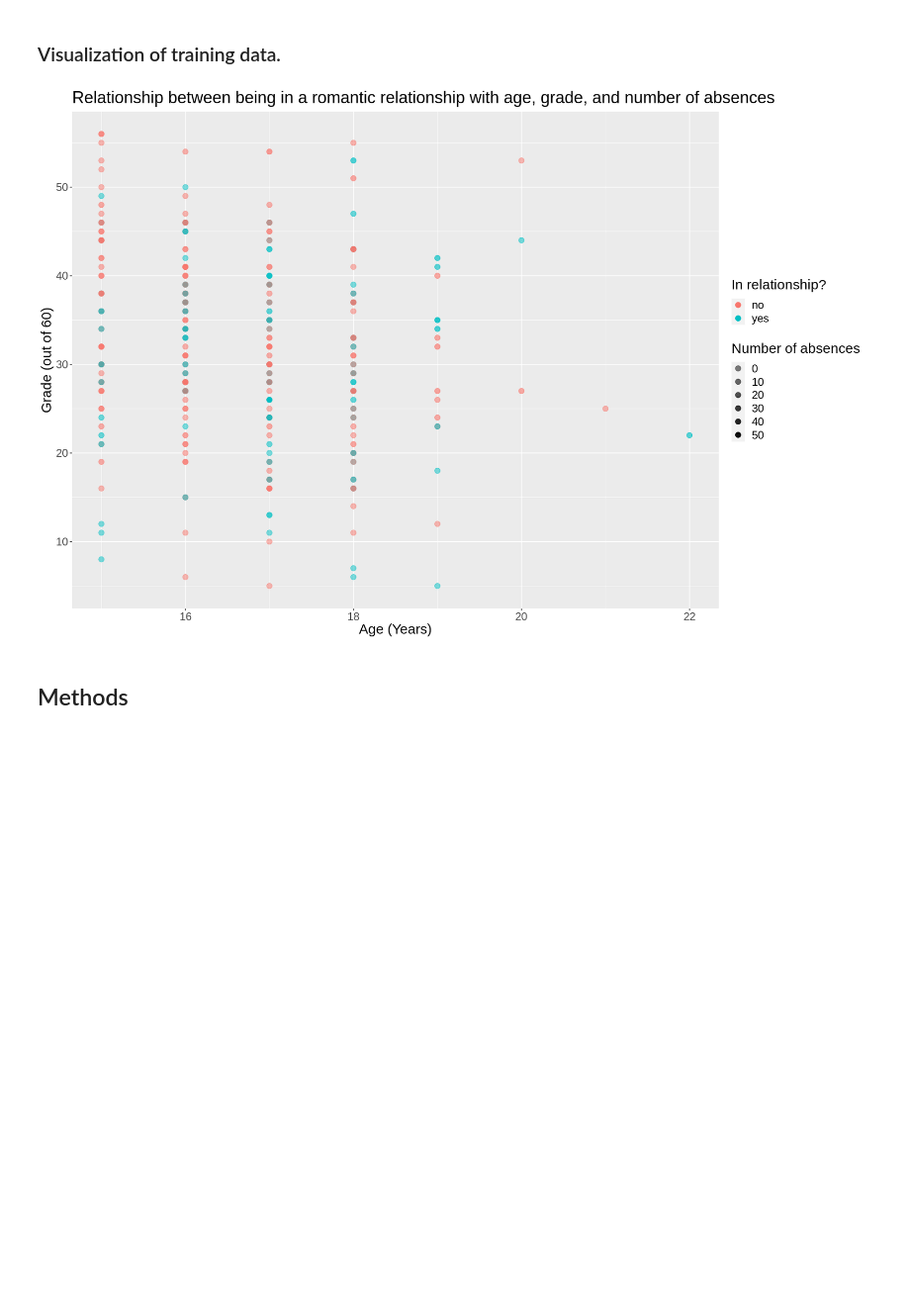
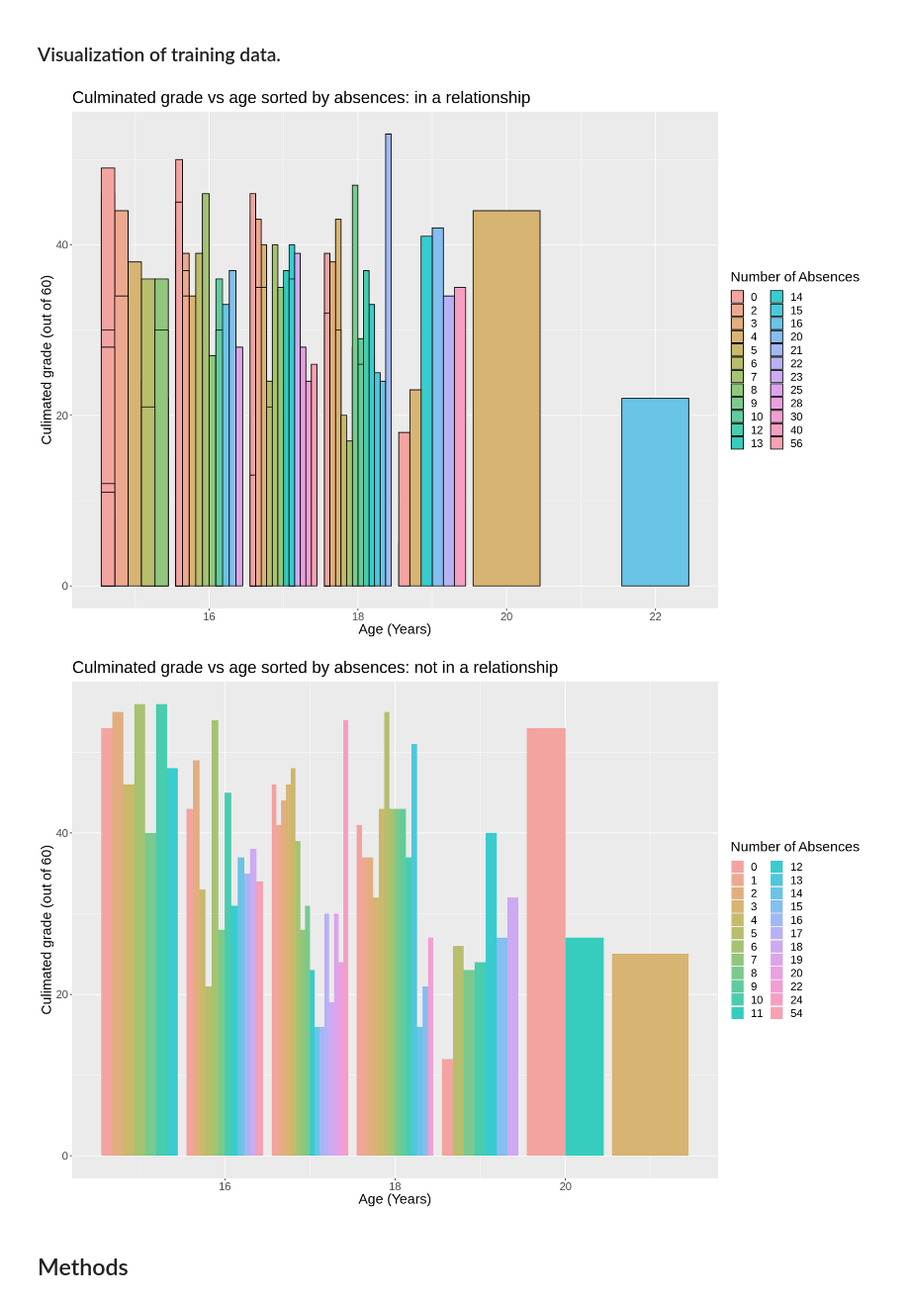
Before and after one commit to RobertYip/Student-Performance, a Jupyter notebook: student_performance_proposal.ipynb, the cells around one changed output. Shown: that part at 99% size. Saved outputs shown, nothing was run; the diff lists cells and outputs as text; code cells hidden in the pictures; blank space fills up the shorter version.

Commit message:
Modified data visualization

```diff
--- a/student_performance_proposal.ipynb
+++ b/student_performance_proposal.ipynb
@@ -134,17 +152,32 @@ A tibble: 1 × 5
 # %% [markdown]
 ### Visualization of training data.
-# %%
-options(repr.plot.width = 15, repr.plot.height = 10)
-data_plot <- data_train %>%
-    ggplot(aes(x=age, y=overall_grade, colour=romantic)) +
-    geom_point(size = 3, aes(alpha=absences)) +
-    ggtitle("Relationship between being in a romantic relationship with age, grade, and number of absences") +
-    labs(x="Age (Years)", y="Grade (out of 60)", colour="In relationship?", alpha="Number of absences") +
-    scale_alpha(range=c(0.5, 1)) +
-    theme(text = element_text(size=18))
-data_plot
-# %% [output]
-[figure, removed]
+# %%
+options(repr.plot.width = 15, repr.plot.height = 10)
+
+
+data_plot_yes <- data_train %>%
+    filter(romantic=="yes") %>%
+    ggplot(aes(x=age, y=overall_grade, fill=as.factor(absences)), width=0.5) +
+    geom_bar(stat="identity", position="dodge", color='black') +
+    scale_fill_hue(c=55, l=75) +
+    theme(text=element_text(size=18)) +
+    labs(x="Age (Years)", y="Culimated grade (out of 60)", fill="Number of Absences") +
+    ggtitle("Culminated grade vs age sorted by absences: in a relationship")
+
+data_plot_no <- data_train %>%
+    filter(romantic=="no") %>%
+    ggplot(aes(x=age, y=overall_grade, fill=as.factor(absences))) +
+    geom_bar(stat="identity", position="dodge") +
+    scale_fill_hue(c=55, l=75) +
+    theme(text=element_text(size=18)) +
+    labs(x="Age (Years)", y="Culimated grade (out of 60)", fill="Number of Absences") +
+    ggtitle("Culminated grade vs age sorted by absences: not in a relationship")
+
+data_plot_yes
+data_plot_no
+# %% [output]
+[figure, added]
+[figure, added]
 # %% [markdown]
 ## Methods
 # %% [markdown]
```
Also changed, not shown: parts of 2 cells of this notebook.
